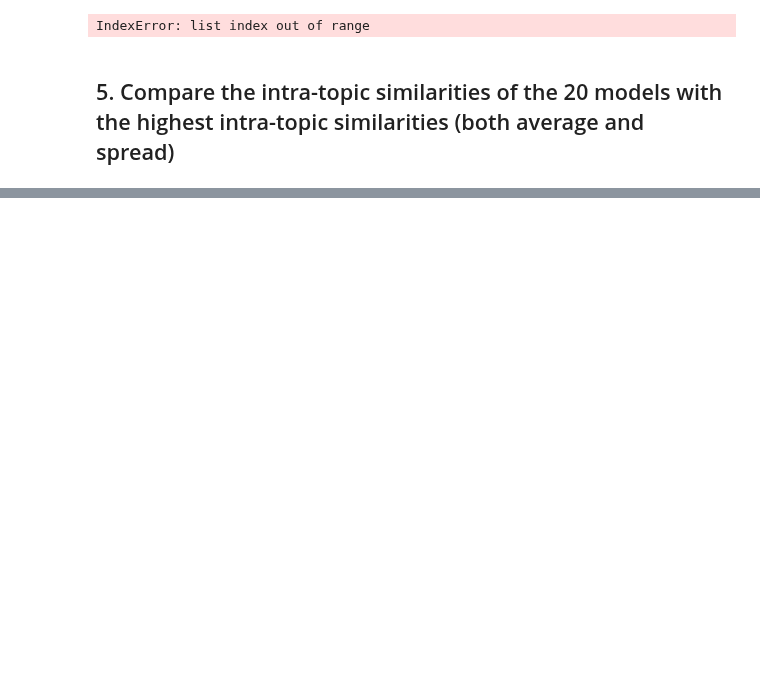
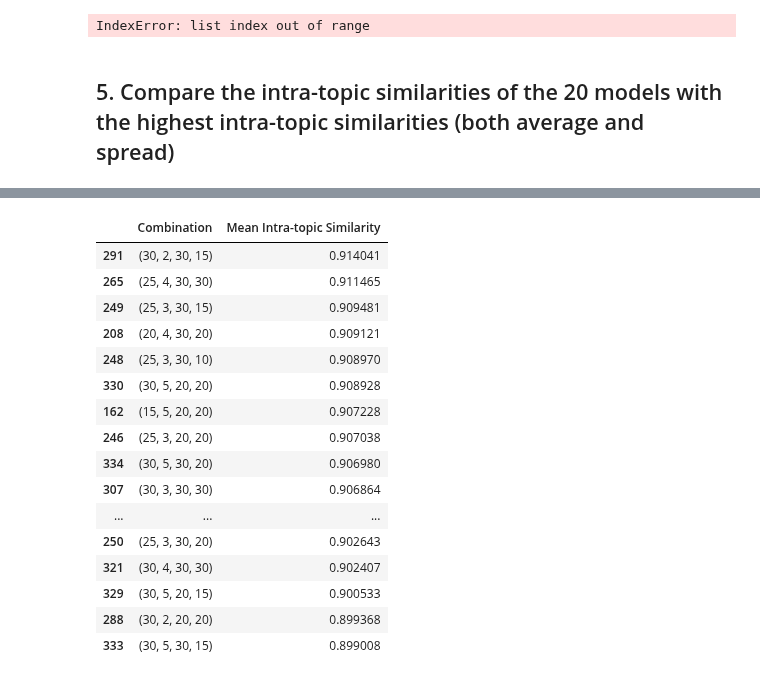
Before and after one commit to MaastrichtU-CDS/MyIBDcoachNLP, a Jupyter notebook: notebooks/analysis_of_sentences/bertje_sentence_analysis_15char_nl.ipynb, the cells around one changed output, grey strips where cells are left out. Cells and saved outputs as stored; diff of their text form; code cells hidden in the pictures; blank space fills up the shorter version.

Commit message:
Evaluate Intra-Topic Similarity

```diff
--- a/notebooks/analysis_of_sentences/bertje_sentence_analysis_15char_nl.ipynb
+++ b/notebooks/analysis_of_sentences/bertje_sentence_analysis_15char_nl.ipynb
@@ -267,21 +279,22 @@ import pickle
 import os
 
 def save_batch(batch_results, batch_index):
-    filename = f"/workspace/mijnidbcoachnlp/data/result_data/batch_{batch_index}.pkl"
+    filename = f"/workspace/mijnidbcoachnlp/data/result_data/results_of_BERTje+HDBSCAN/batch_{batch_index}.pkl"
     with open(filename, 'wb') as file:
         pickle.dump(batch_results, file)
     print(f"Batch {batch_index} saved.")
 # %%
+# multiprocessing to cauclate intratopic similarity
 import multiprocessing
 import os
 num_cores = 64
 
-batch_index=16
+batch_index=0
 
 with multiprocessing.Pool(processes=num_cores) as pool:
     batch=batches[batch_index]
     print(f"processing batch {batch_index}")
-    batch_results = pool.map(process_combination_intra_topic_similarity, batch)
+    batch_results = pool.map(calculate_cluster_size(combination), batch)
 
     # Save each batch individually
     save_batch(batch_results, batch_index)
@@ -293,10 +306,12 @@ with multiprocessing.Pool(processes=num_cores) as pool:
 # %% [output]
 IndexError: list index out of range
 # %%
-# Load all batches into a single results list
+import pickle
+import os
+
 all_results = []
 for batch_index in range(len(batches)):
-    with open(f"/workspace/mijnidbcoachnlp/data/result_data/batch_{batch_index}.pkl", 'rb') as file:
+    with open(f"/workspace/mijnidbcoachnlp/data/result_data/Bertje-intra-topic_similarity/batch_results_intra_topic_similarities/batch_{batch_index}.pkl", 'rb') as file:
         batch_results = pickle.load(file)
         all_results.extend(batch_results)
 
@@ -511,0 +322,35 @@ topic_model.get_topic_info()
+# %%
+import numpy as np
+import pandas as pd
+
+# Step 1: Calculate mean intra-topic similarity for each model
+mean_similarities = [np.mean(similarities) for similarities in model_topic_similarities]
+
+# Combine hyperparameter combinations and their corresponding mean similarities
+results_df = pd.DataFrame({
+    'Combination': result_combinations,
+    'Mean Intra-topic Similarity': mean_similarities
+})
+
+# Sort by mean intra-topic similarity and get the top 20
+top_20_results = results_df.nlargest(20, 'Mean Intra-topic Similarity')
+
+top_20_results
+# %% [output]
+|  | Combination | Mean Intra-topic Similarity |
+| 291 | (30, 2, 30, 15) | 0.914041 |
+| 265 | (25, 4, 30, 30) | 0.911465 |
+| 249 | (25, 3, 30, 15) | 0.909481 |
+| 208 | (20, 4, 30, 20) | 0.909121 |
+| 248 | (25, 3, 30, 10) | 0.908970 |
+| 330 | (30, 5, 20, 20) | 0.908928 |
+| 162 | (15, 5, 20, 20) | 0.907228 |
+| 246 | (25, 3, 20, 20) | 0.907038 |
+| 334 | (30, 5, 30, 20) | 0.906980 |
+| 307 | (30, 3, 30, 30) | 0.906864 |
+| ... | ... | ... |
+| 250 | (25, 3, 30, 20) | 0.902643 |
+| 321 | (30, 4, 30, 30) | 0.902407 |
+| 329 | (30, 5, 20, 15) | 0.900533 |
+| 288 | (30, 2, 20, 20) | 0.899368 |
+| 333 | (30, 5, 30, 15) | 0.899008 |
```
Also changed, not shown: parts of 16 cells of this notebook, 18 other files.
